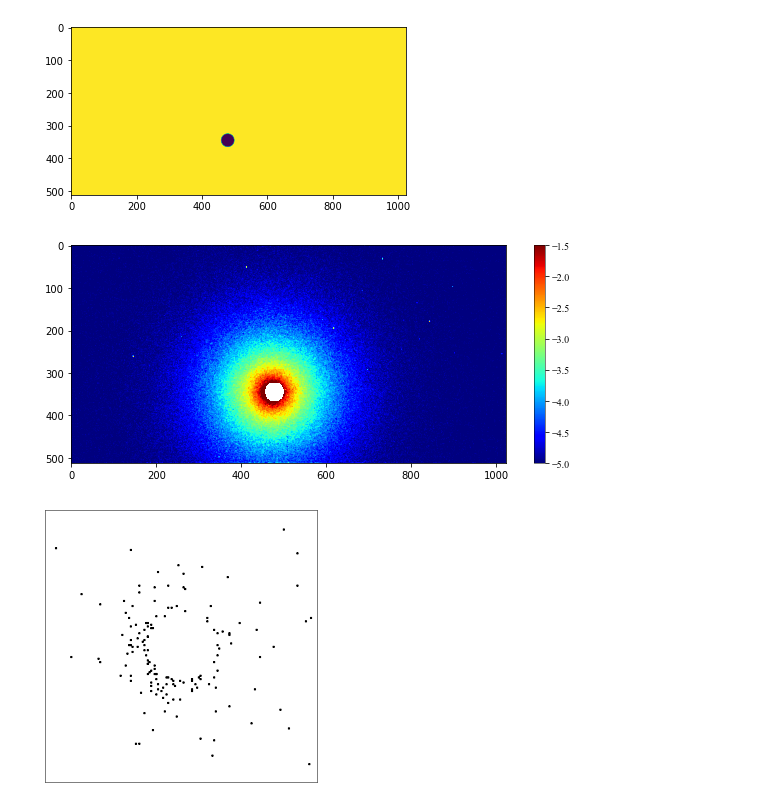
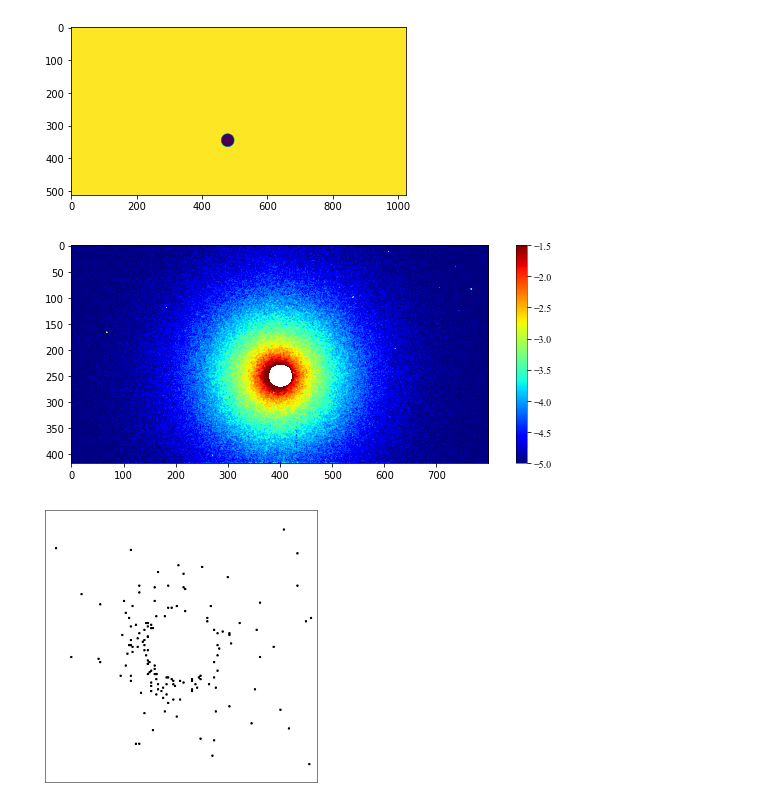
Before and after one commit to AZjk/llps-saxpcs, a Jupyter notebook: SAXPCS_Setup/figure1.ipynb, the cells around one changed output. Drawn from its saved outputs; the diff is of its cells as text; code cells hidden in the pictures.

```diff
--- a/SAXPCS_Setup/figure1.ipynb
+++ b/SAXPCS_Setup/figure1.ipynb
@@ -50,26 +50,22 @@ plt.imshow(mask)
 # %%
 
 tmp = dset_sum.reshape(512, 1024)/100000
 tmp[np.where(tmp==0)]=1e-5
 det_img = tmp*mask
 
-# plt.imshow(np.log10(_[cen_x-width_x:cen_x+width_x,cen_y-width_y:cen_y+width_y]),
-#            vmin=0, vmax=3.8, cmap=plt.cm.jet)
-# plt.imshow(np.log10(_),
-#            vmin=0, vmax=3.8, cmap=plt.cm.jet)
-# plt.tick_params(left = False, right = False , labelleft = False ,
-#                 labelbottom = False, bottom = False)
-# plt.colorbar()
-# plt.savefig('Averaged_SAXS_chopped.tif', dpi=1200)
-
+cen_x = 345 # vertical center
+cen_y = 478 # horizontal center
+width_x = 250 # vertical width
+width_y = 400 # horizontal width
 
 fig, ax = plt.subplots(1, 1, figsize=(10, 4))
 plt.rcParams["font.family"] = "Times New Roman"
 plt.rcParams['axes.linewidth'] = 0.5
-im = ax.imshow(np.log10(det_img), cmap='jet', vmin=-5, vmax=-1.5)
+im = ax.imshow(np.log10(det_img[cen_x-width_x:cen_x+width_x,cen_y-width_y:cen_y+width_y]),
+               cmap='jet', vmin=-5, vmax=-1.5)
 fig.colorbar(im, ax=ax)
 plt.savefig('Averaged_SAXS.pdf', dpi=1200)
 # %% [output]
-[figure, old version]
+[figure, new version]
 # %%
 
```
Also changed, not shown: parts of 1 cell of this notebook.
